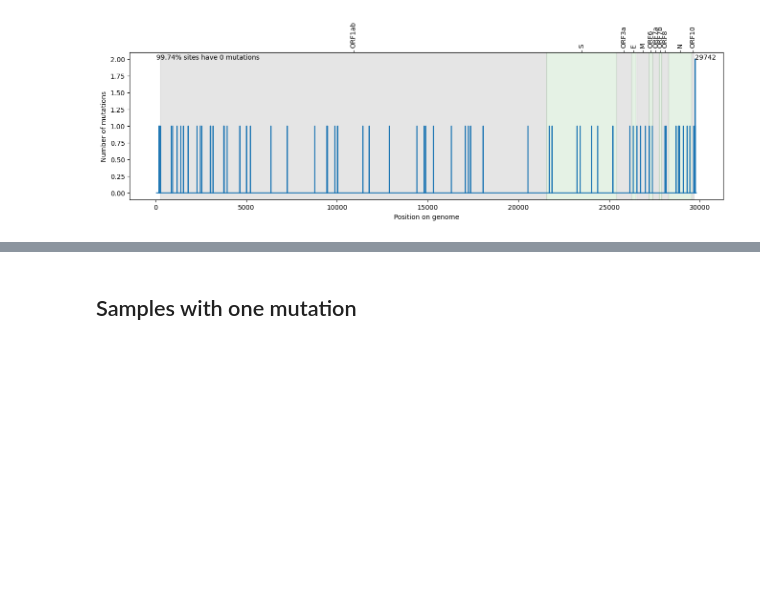
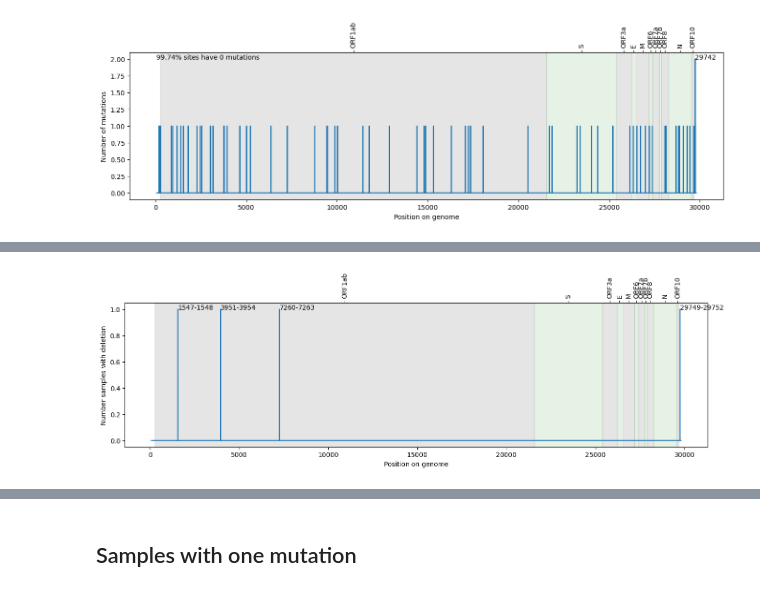
Before and after one commit to jeromekelleher/sc2ts, a Jupyter notebook: notebooks/test_ts.ipynb, the cells around one changed output, grey strips where cells are left out. Cells and saved outputs as stored; diff of their text form; code cells hidden in the pictures; blank space fills up the shorter version.

```diff
--- a/notebooks/test_ts.ipynb
+++ b/notebooks/test_ts.ipynb
@@ -158,0 +159,4 @@ ti.plot_masked_samples_per_site()
+# %%
+ti.plot_deletion_samples_per_site()
+# %% [output]
+[figure, added]
```
Also changed, not shown: parts of 10 cells of this notebook, 3 other files.
